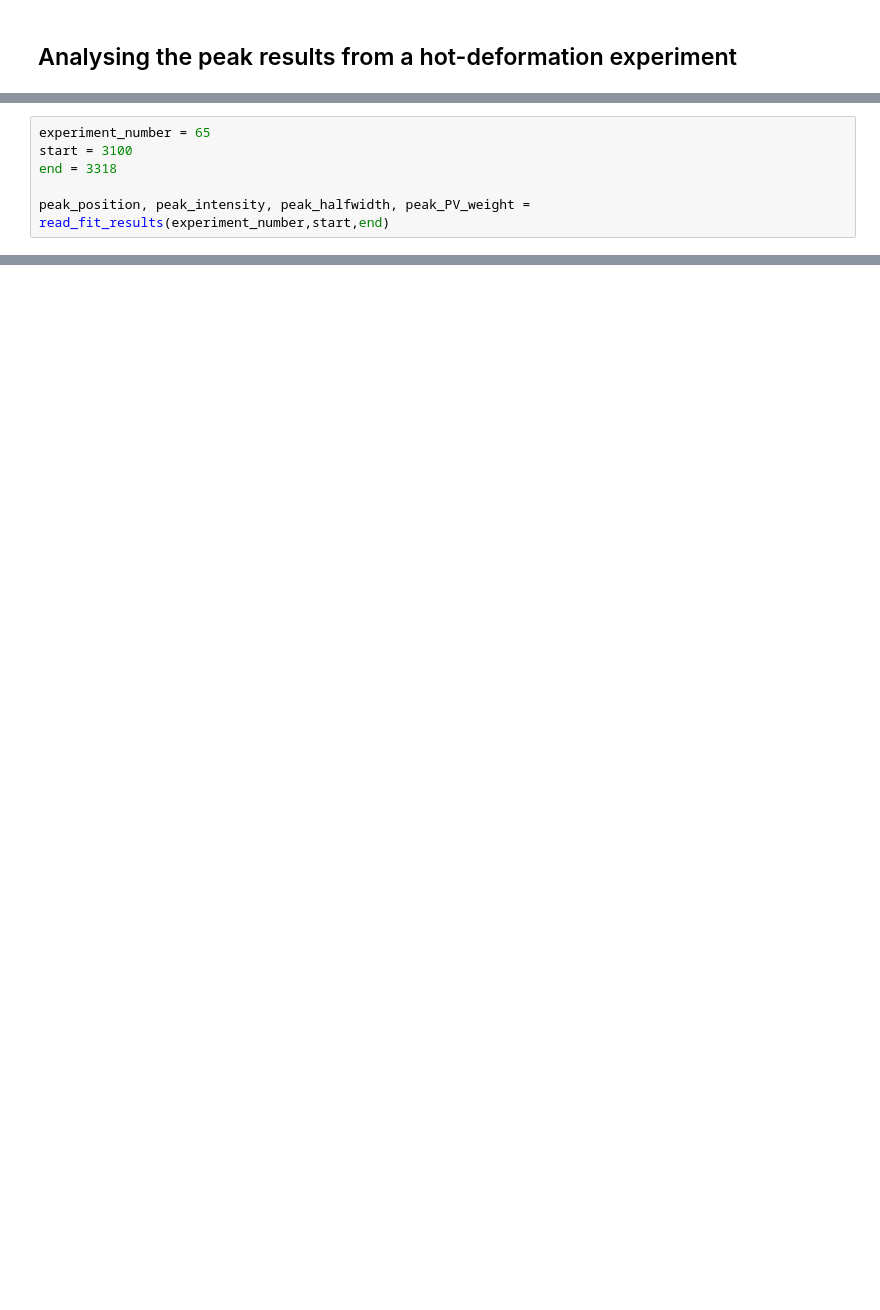
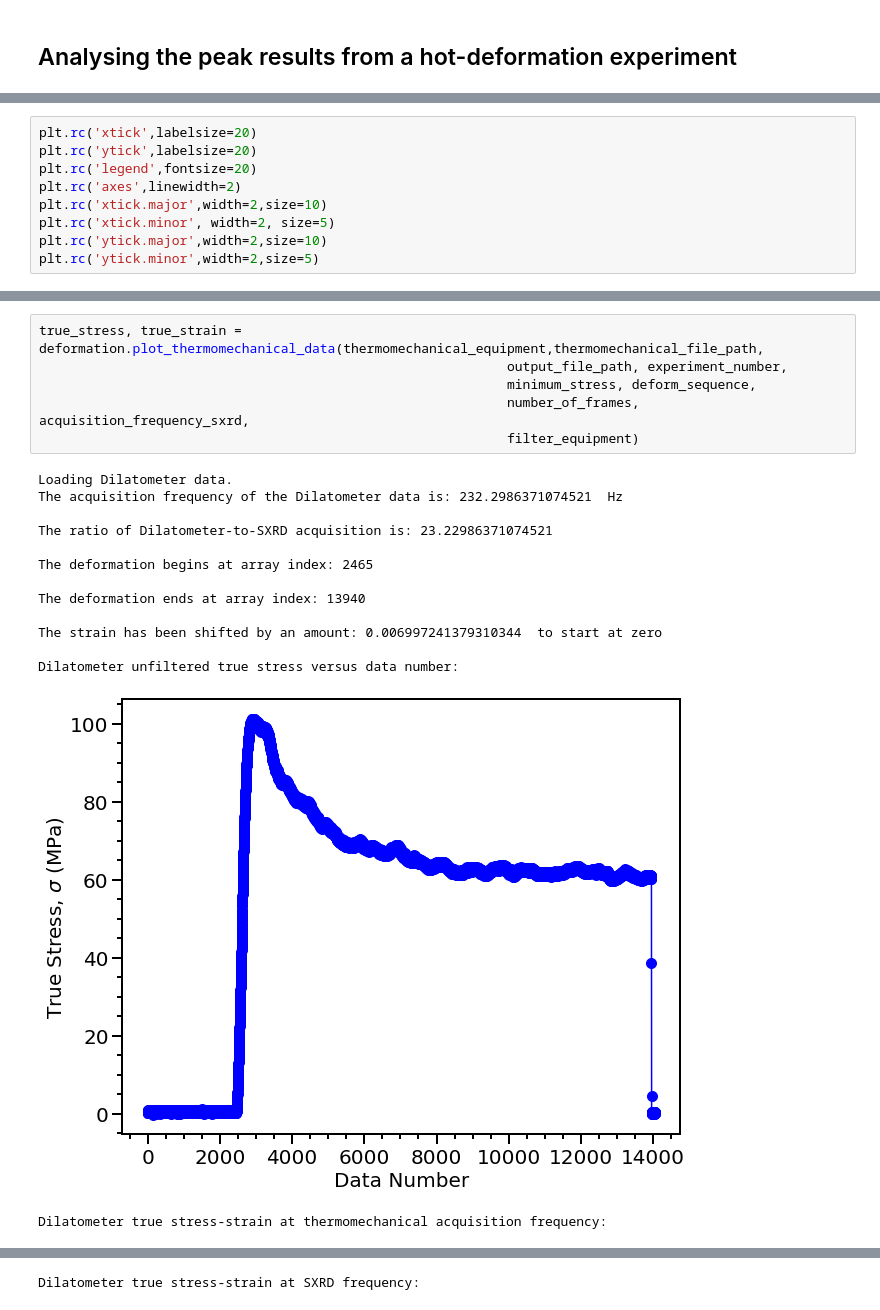
Before and after one commit to LightForm-group/continuous-peak-fit-analysis, a Jupyter notebook: notebooks/Ti64_continous_peak_fit_DEFORMATION_ANALYSIS.ipynb, the cells around one changed output, grey strips where cells are left out. Cells and saved outputs as stored; diff of their text form; blank space fills up the shorter version.

```diff
--- a/notebooks/Ti64_continous_peak_fit_DEFORMATION_ANALYSIS.ipynb
+++ b/notebooks/Ti64_continous_peak_fit_DEFORMATION_ANALYSIS.ipynb
@@ -75,6 +29,0 @@ def read_fit_results (experiment_number: int, start: int, end: int):
-# %%
-experiment_number = 65
-start = 3100
-end = 3318
-
-peak_position, peak_intensity, peak_halfwidth, peak_PV_weight = read_fit_results(experiment_number,start,end)
@@ -450,0 +110,9 @@ The PostScript backend does not support transparency; partially transparent arti
+# %%
+plt.rc('xtick',labelsize=20)
+plt.rc('ytick',labelsize=20)
+plt.rc('legend',fontsize=20)
+plt.rc('axes',linewidth=2)
+plt.rc('xtick.major',width=2,size=10)
+plt.rc('xtick.minor', width=2, size=5)
+plt.rc('ytick.major',width=2,size=10)
+plt.rc('ytick.minor',width=2,size=5)
@@ -450,0 +167,21 @@ The PostScript backend does not support transparency; partially transparent arti
+# %%
+true_stress, true_strain = deformation.plot_thermomechanical_data(thermomechanical_equipment,thermomechanical_file_path,
+                                                            output_file_path, experiment_number,
+                                                            minimum_stress, deform_sequence,
+                                                            number_of_frames, acquisition_frequency_sxrd,
+                                                            filter_equipment)
+# %% [output]
+Loading Dilatometer data.
+The acquisition frequency of the Dilatometer data is: 232.2986371074521  Hz
+
+The ratio of Dilatometer-to-SXRD acquisition is: 23.22986371074521
+
+The deformation begins at array index: 2465
+
+The deformation ends at array index: 13940
+
+The strain has been shifted by an amount: 0.006997241379310344  to start at zero
+
+Dilatometer unfiltered true stress versus data number:
+[figure, added]
+Dilatometer true stress-strain at thermomechanical acquisition frequency:
@@ -450,0 +189 @@ The PostScript backend does not support transparency; partially transparent arti
+Dilatometer true stress-strain at SXRD frequency:
```
Also changed, not shown: parts of 71 cells of this notebook, 48 other files.
